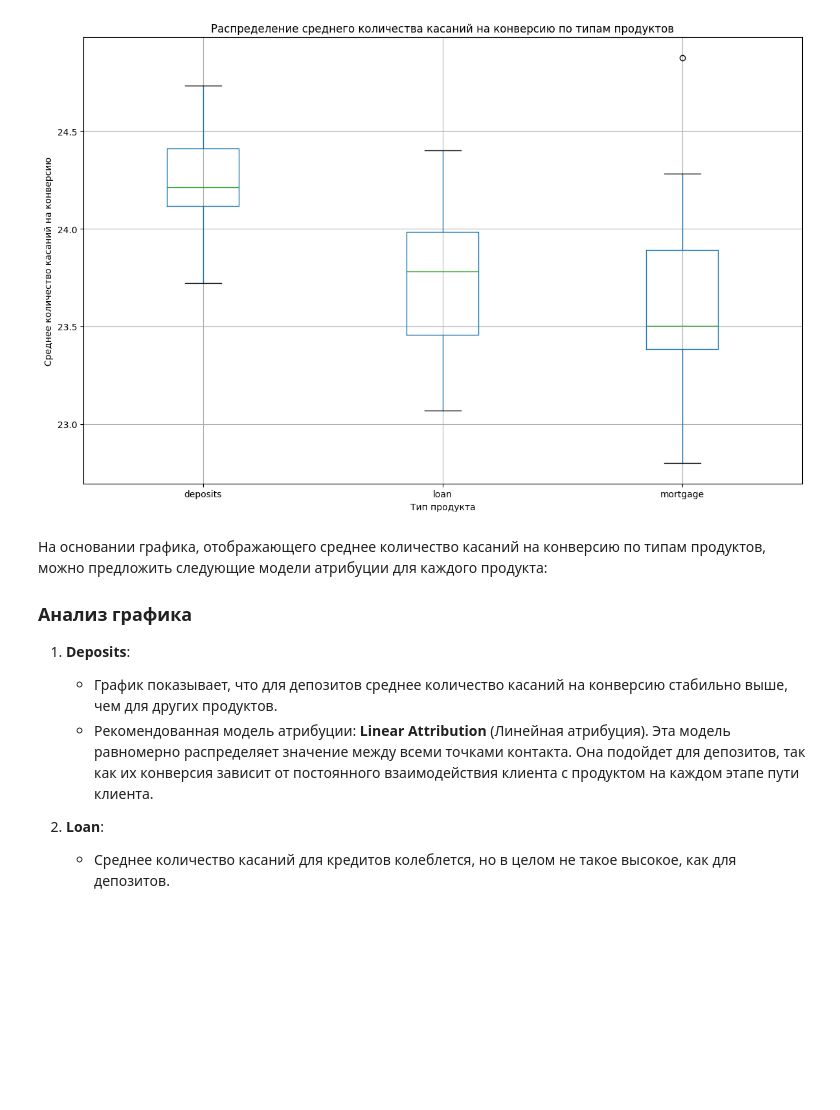
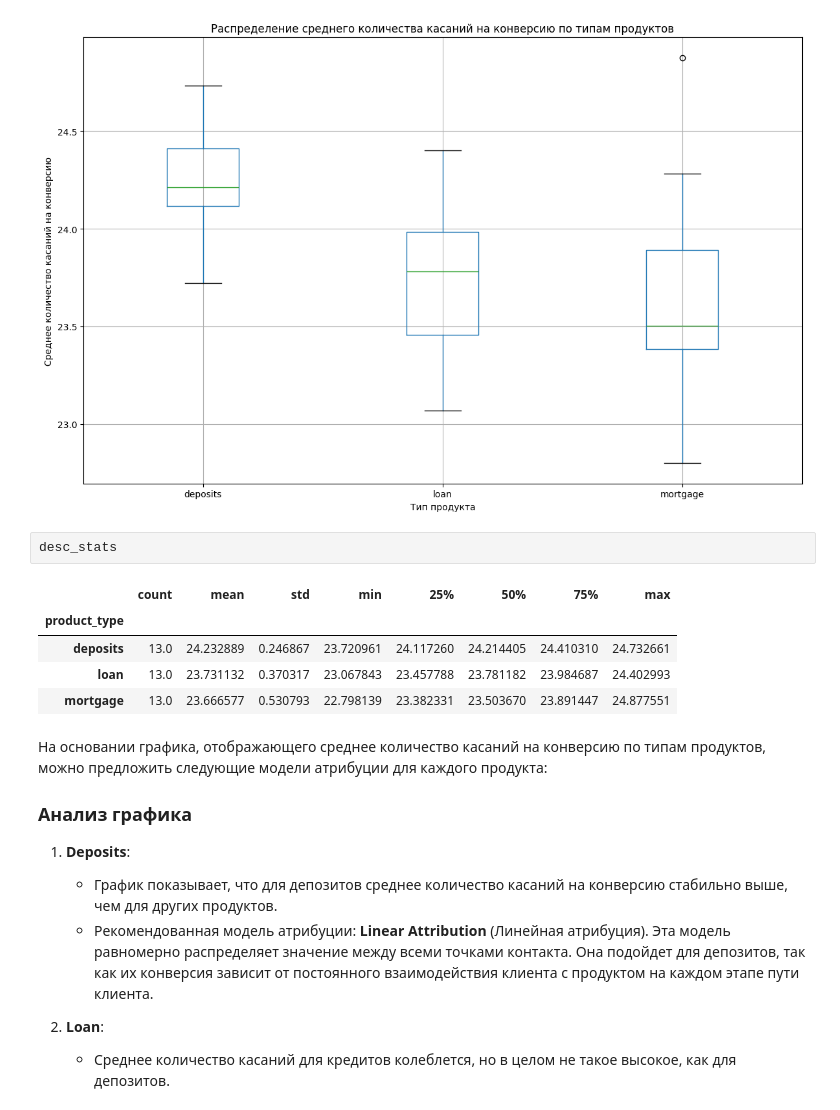
Before and after one commit to maratgaliulin/magnum_scopum_sravni_ru_dataton_2024, a Jupyter notebook: datasets_agg/datasets_agg_event_data_v2.ipynb, the cells around one changed output. Saved outputs shown, nothing was run; the diff lists cells and outputs as text; blank space fills up the shorter version.

Commit message:
datasets_agg_event_data_v2.ipynb table data

```diff
--- a/datasets_agg/datasets_agg_event_data_v2.ipynb
+++ b/datasets_agg/datasets_agg_event_data_v2.ipynb
@@ -127,6 +127,14 @@ plt.tight_layout()
 plt.show()
 # %% [output]
 [figure]
+# %%
+desc_stats
+# %% [output]
+|  | count | mean | std | min | 25% | 50% | 75% | max |
+| product_type |  |  |  |  |  |  |  |  |
+| deposits | 13.0 | 24.232889 | 0.246867 | 23.720961 | 24.117260 | 24.214405 | 24.410310 | 24.732661 |
+| loan | 13.0 | 23.731132 | 0.370317 | 23.067843 | 23.457788 | 23.781182 | 23.984687 | 24.402993 |
+| mortgage | 13.0 | 23.666577 | 0.530793 | 22.798139 | 23.382331 | 23.503670 | 23.891447 | 24.877551 |
 # %% [markdown]
 На основании графика, отображающего среднее количество касаний на конверсию по типам продуктов, можно предложить следующие модели атрибуции для каждого продукта:
 
```
